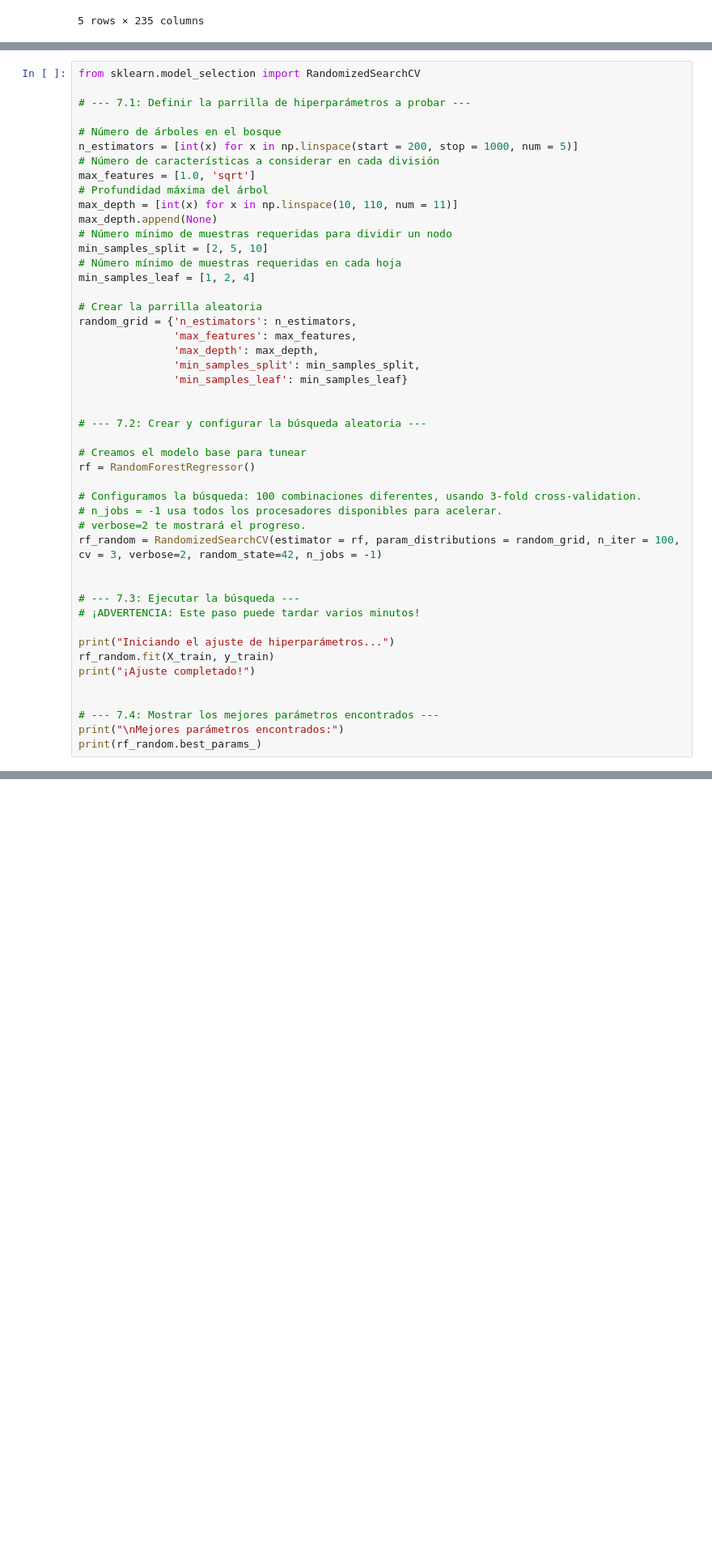
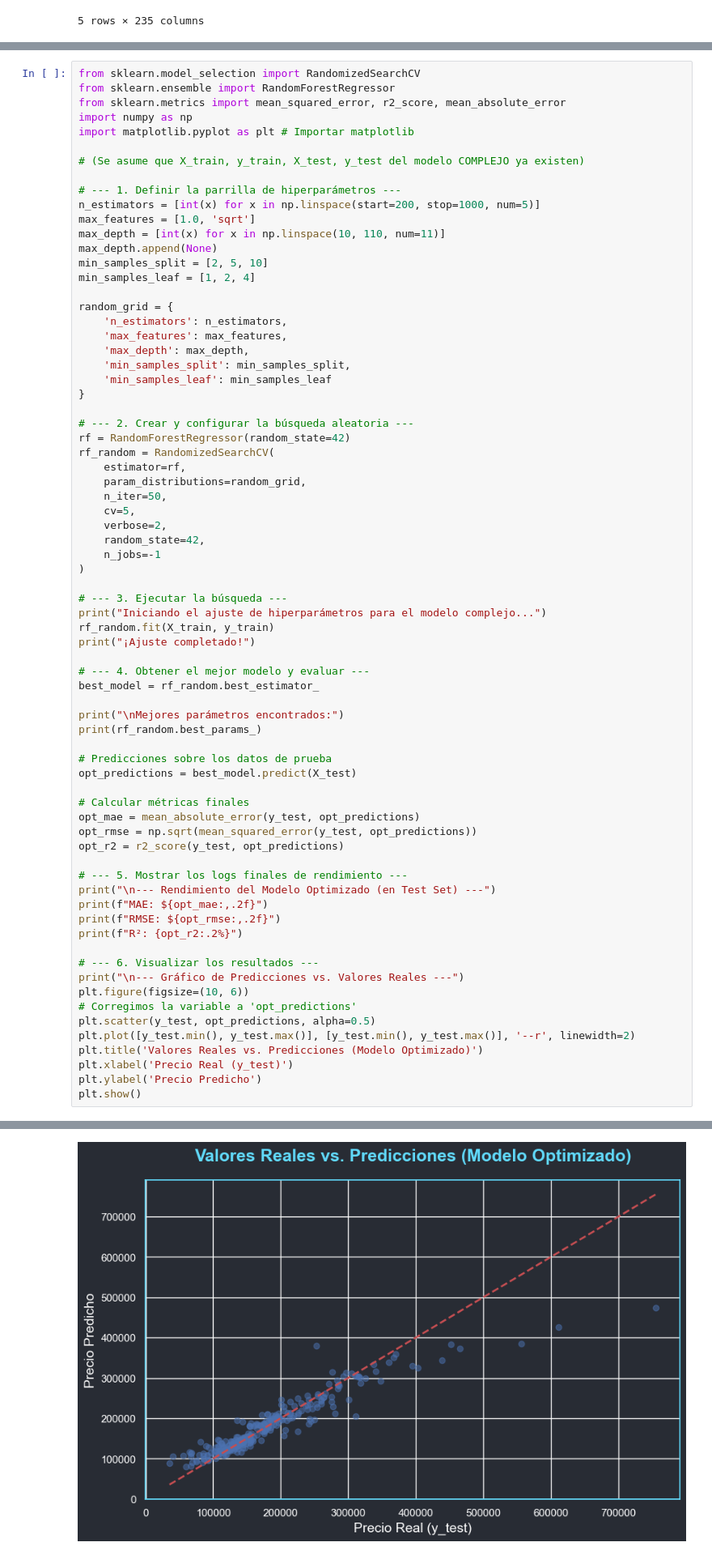
Before and after one commit to ivanmariani1/uade_tp, a Jupyter notebook: notebook/model_training.ipynb, the cells around one changed output, grey strips where cells are left out. Shown at 81% size. Cells and saved outputs as stored; diff of their text form; blank space fills up the shorter version.

```diff
--- a/notebook/model_training.ipynb
+++ b/notebook/model_training.ipynb
@@ -255,48 +272,73 @@ Raíz del Error Cuadrático Medio (RMSE): $29345.06
 # %%
 from sklearn.model_selection import RandomizedSearchCV
+from sklearn.ensemble import RandomForestRegressor
+from sklearn.metrics import mean_squared_error, r2_score, mean_absolute_error
+import numpy as np
+import matplotlib.pyplot as plt # Importar matplotlib
 
-# --- 7.1: Definir la parrilla de hiperparámetros a probar ---
+# (Se asume que X_train, y_train, X_test, y_test del modelo COMPLEJO ya existen)
 
-# Número de árboles en el bosque
-n_estimators = [int(x) for x in np.linspace(start = 200, stop = 1000, num = 5)]
-# Número de características a considerar en cada división
+# --- 1. Definir la parrilla de hiperparámetros ---
+n_estimators = [int(x) for x in np.linspace(start=200, stop=1000, num=5)]
 max_features = [1.0, 'sqrt']
-# Profundidad máxima del árbol
-max_depth = [int(x) for x in np.linspace(10, 110, num = 11)]
+max_depth = [int(x) for x in np.linspace(10, 110, num=11)]
 max_depth.append(None)
-# Número mínimo de muestras requeridas para dividir un nodo
 min_samples_split = [2, 5, 10]
-# Número mínimo de muestras requeridas en cada hoja
 min_samples_leaf = [1, 2, 4]
 
-# Crear la parrilla aleatoria
-random_grid = {'n_estimators': n_estimators,
-               'max_features': max_features,
-               'max_depth': max_depth,
-               'min_samples_split': min_samples_split,
-               'min_samples_leaf': min_samples_leaf}
+random_grid = {
+    'n_estimators': n_estimators,
+    'max_features': max_features,
+    'max_depth': max_depth,
+    'min_samples_split': min_samples_split,
+    'min_samples_leaf': min_samples_leaf
+}
 
+# --- 2. Crear y configurar la búsqueda aleatoria ---
+rf = RandomForestRegressor(random_state=42)
+rf_random = RandomizedSearchCV(
+    estimator=rf,
+    param_distributions=random_grid,
+    n_iter=50,
+    cv=5,
+    verbose=2,
+    random_state=42,
+    n_jobs=-1
+)
 
-# --- 7.2: Crear y configurar la búsqueda aleatoria ---
-
-# Creamos el modelo base para tunear
-rf = RandomForestRegressor()
-
-# Configuramos la búsqueda: 100 combinaciones diferentes, usando 3-fold cross-validation.
-# n_jobs = -1 usa todos los procesadores disponibles para acelerar.
-# verbose=2 te mostrará el progreso.
-rf_random = RandomizedSearchCV(estimator = rf, param_distributions = random_grid, n_iter = 100, cv = 3, verbose=2, random_state=42, n_jobs = -1)
-
-
-# --- 7.3: Ejecutar la búsqueda ---
-# ¡ADVERTENCIA: Este paso puede tardar varios minutos!
-
-print("Iniciando el ajuste de hiperparámetros...")
+# --- 3. Ejecutar la búsqueda ---
+print("Iniciando el ajuste de hiperparámetros para el modelo complejo...")
 rf_random.fit(X_train, y_train)
 print("¡Ajuste completado!")
 
+# --- 4. Obtener el mejor modelo y evaluar ---
+best_model = rf_random.best_estimator_
 
-# --- 7.4: Mostrar los mejores parámetros encontrados ---
 print("\nMejores parámetros encontrados:")
 print(rf_random.best_params_)
+
+# Predicciones sobre los datos de prueba
+opt_predictions = best_model.predict(X_test)
+
+# Calcular métricas finales
+opt_mae = mean_absolute_error(y_test, opt_predictions)
+opt_rmse = np.sqrt(mean_squared_error(y_test, opt_predictions))
+opt_r2 = r2_score(y_test, opt_predictions)
+
+# --- 5. Mostrar los logs finales de rendimiento ---
+print("\n--- Rendimiento del Modelo Optimizado (en Test Set) ---")
+print(f"MAE: ${opt_mae:,.2f}")
+print(f"RMSE: ${opt_rmse:,.2f}")
+print(f"R²: {opt_r2:.2%}")
+
+# --- 6. Visualizar los resultados ---
+print("\n--- Gráfico de Predicciones vs. Valores Reales ---")
+plt.figure(figsize=(10, 6))
+# Corregimos la variable a 'opt_predictions'
+plt.scatter(y_test, opt_predictions, alpha=0.5)
+plt.plot([y_test.min(), y_test.max()], [y_test.min(), y_test.max()], '--r', linewidth=2)
+plt.title('Valores Reales vs. Predicciones (Modelo Optimizado)')
+plt.xlabel('Precio Real (y_test)')
+plt.ylabel('Precio Predicho')
+plt.show()
 # %% [output]
@@ -308,0 +358 @@ Mejores parámetros encontrados:
+[figure, added]
```
Also changed, not shown: parts of 25 cells of this notebook.
